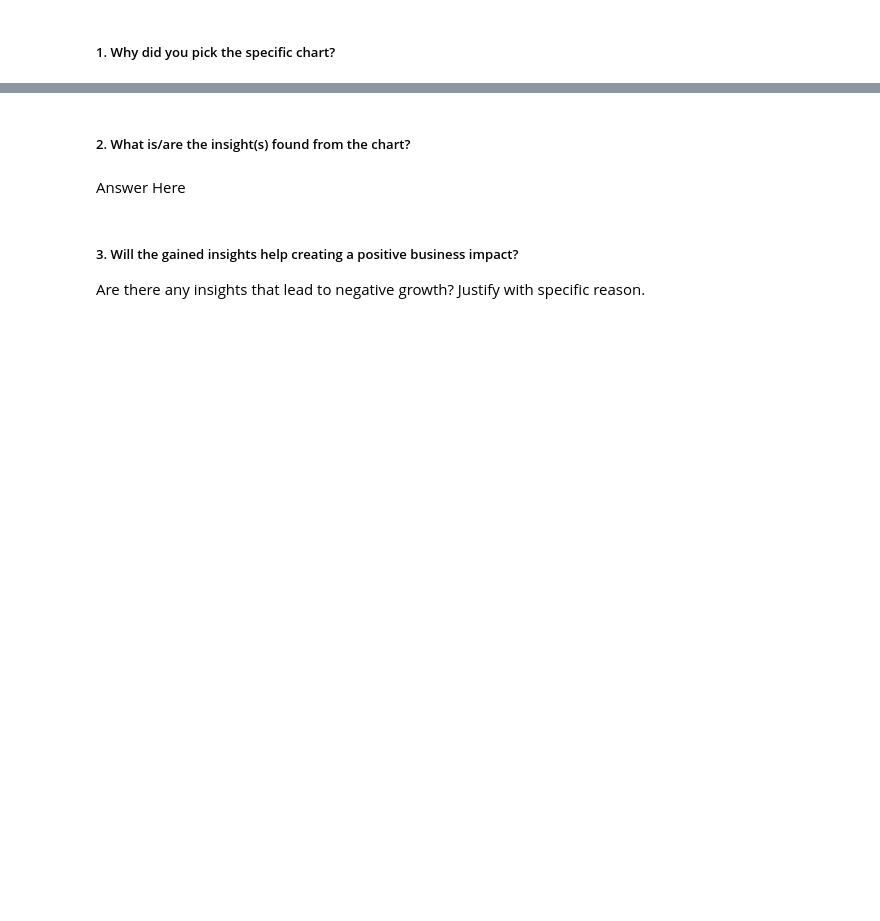
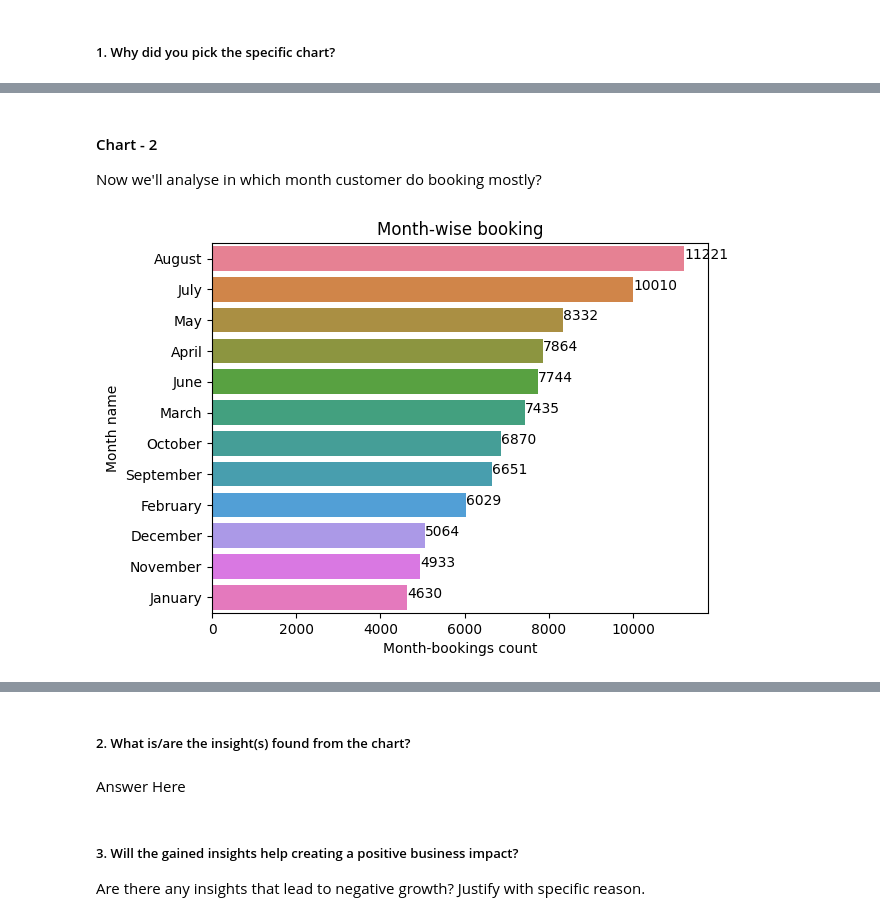
Before and after one commit to kamlendujha123/Hotel-Booking-Dataset-Analysis, a Jupyter notebook: Hotel_Booking_Dataset_Analysis_by_Kamlendu).ipynb, the cells around one changed output, grey strips where cells are left out. Saved outputs shown, nothing was run; the diff lists cells and outputs as text; code cells hidden in the pictures; blank space fills up the shorter version.

```diff
--- a/Hotel_Booking_Dataset_Analysis_by_Kamlendu).ipynb
+++ b/Hotel_Booking_Dataset_Analysis_by_Kamlendu).ipynb
@@ -479,0 +504,18 @@ Answer Here.
+# %% [markdown]
+#### Chart - 2
+
+Now we'll analyse in which month customer do booking mostly?
+# %%
+# Chart - 2 visualization code
+# Here we will make a column Chart for representing the month and booking in each month.
+booking=df['arrival_date_month'].value_counts()
+months=df['arrival_date_month'].value_counts().index
+ax=sns.barplot(x=booking,y=months,hue=months)
+for i,v in enumerate(booking):
+  ax.text(v+3,i,str(v))
+plt.title("Month-wise booking")
+plt.xlabel('Month-bookings count')
+plt.ylabel('Month name')
+plt.show()
+# %% [output]
+[figure, added]
```
Also changed, not shown: parts of 232 cells of this notebook.
